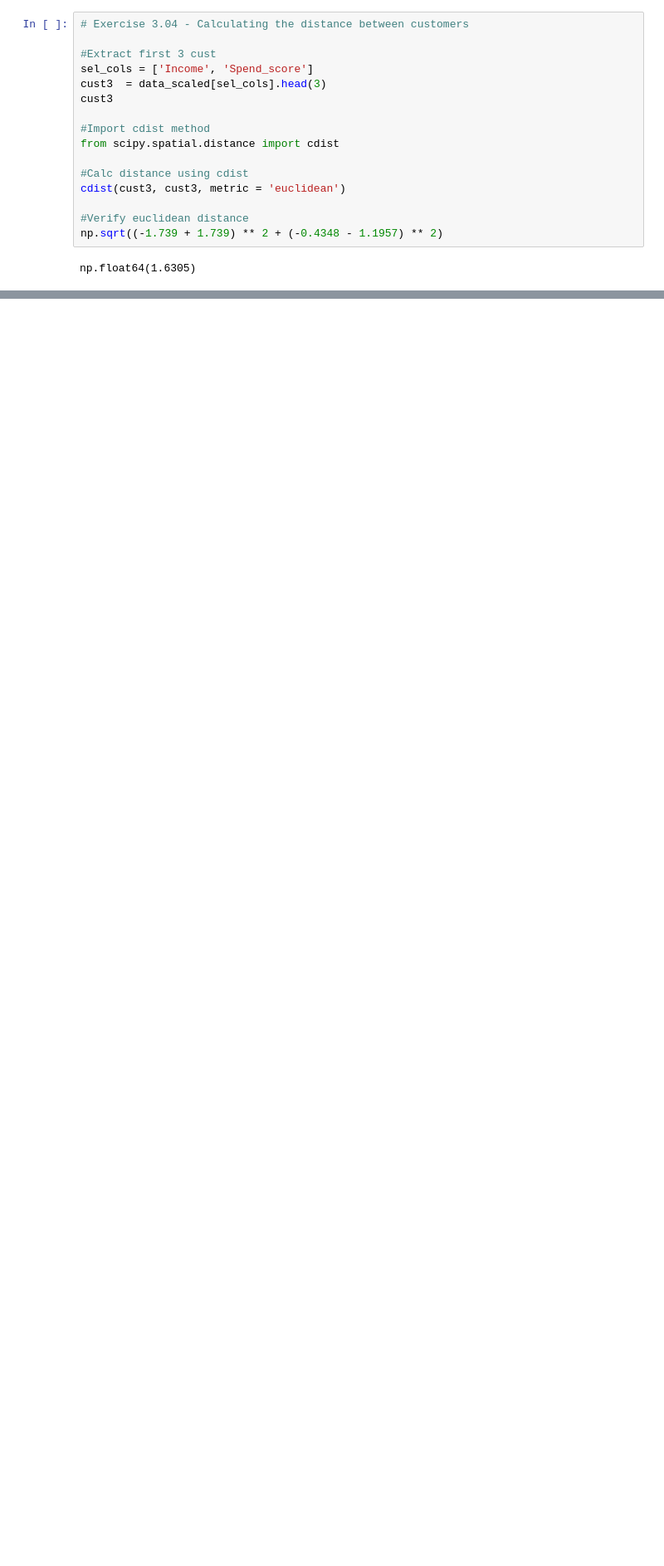
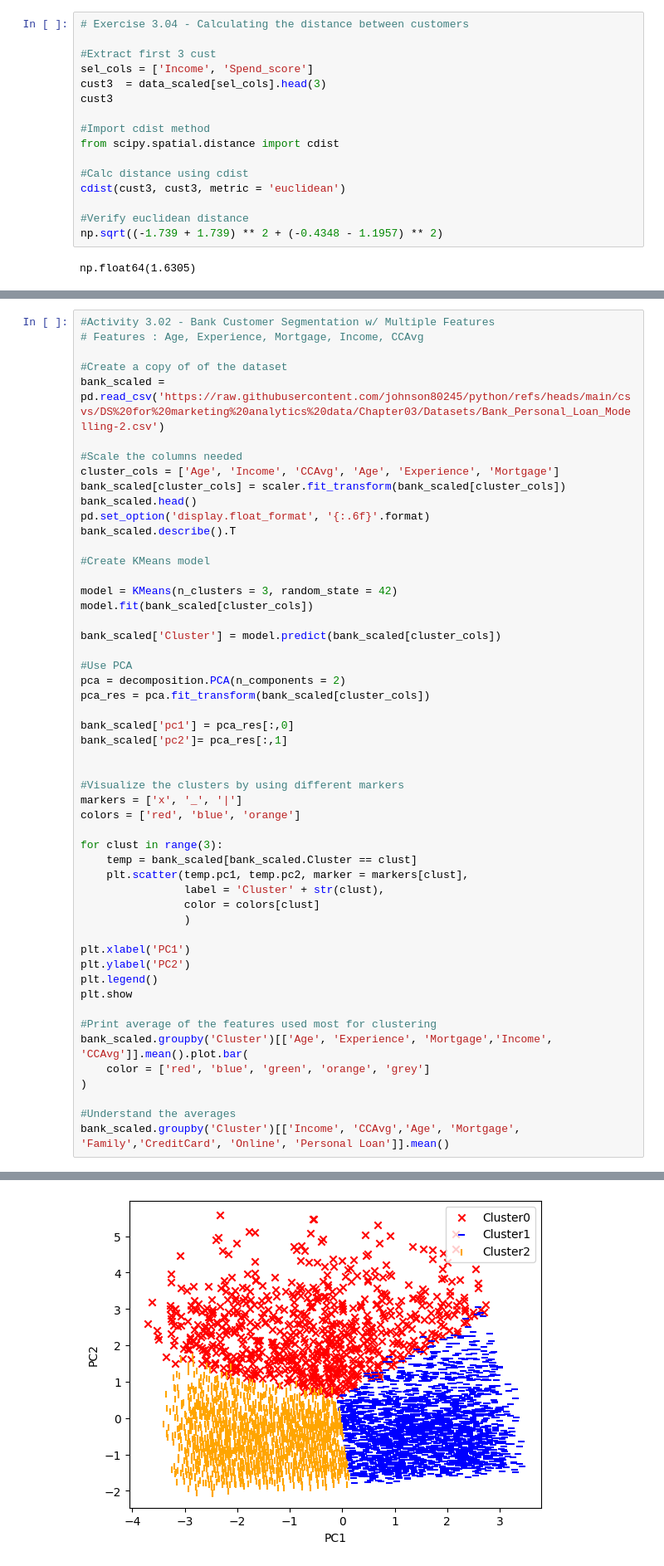
Before and after one commit to johnson80245/python, a Jupyter notebook: DS for Marketing Analytics/DS Marketing Analytics Ch3.ipynb, the cells around one changed output, grey strips where cells are left out. Shown at 83% size. Cells and saved outputs as stored; diff of their text form; blank space fills up the shorter version.

```diff
--- a/DS for Marketing Analytics/DS Marketing Analytics Ch3.ipynb
+++ b/DS for Marketing Analytics/DS Marketing Analytics Ch3.ipynb
@@ -191,0 +281,53 @@ memory usage: 547.0 KB
+# %%
+#Activity 3.02 - Bank Customer Segmentation w/ Multiple Features
+# Features : Age, Experience, Mortgage, Income, CCAvg
+
+#Create a copy of of the dataset
+bank_scaled = pd.read_csv('https://raw.githubusercontent.com/johnson80245/python/refs/heads/main/csvs/DS%20for%20marketing%20analytics%20data/Chapter03/Datasets/Bank_Personal_Loan_Modelling-2.csv')
+
+#Scale the columns needed
+cluster_cols = ['Age', 'Income', 'CCAvg', 'Age', 'Experience', 'Mortgage']
+bank_scaled[cluster_cols] = scaler.fit_transform(bank_scaled[cluster_cols])
+bank_scaled.head()
+pd.set_option('display.float_format', '{:.6f}'.format)
+bank_scaled.describe().T
+
+#Create KMeans model
+
+model = KMeans(n_clusters = 3, random_state = 42)
+model.fit(bank_scaled[cluster_cols])
+
+bank_scaled['Cluster'] = model.predict(bank_scaled[cluster_cols])
+
+#Use PCA
+pca = decomposition.PCA(n_components = 2)
+pca_res = pca.fit_transform(bank_scaled[cluster_cols])
+
+bank_scaled['pc1'] = pca_res[:,0]
+bank_scaled['pc2']= pca_res[:,1]
+
+
+#Visualize the clusters by using different markers
+markers = ['x', '_', '|']
+colors = ['red', 'blue', 'orange']
+
+for clust in range(3):
+    temp = bank_scaled[bank_scaled.Cluster == clust]
+    plt.scatter(temp.pc1, temp.pc2, marker = markers[clust],
+                label = 'Cluster' + str(clust),
+                color = colors[clust]
+                )
+
+plt.xlabel('PC1')
+plt.ylabel('PC2')
+plt.legend()
+plt.show
+
+#Print average of the features used most for clustering
+bank_scaled.groupby('Cluster')[['Age', 'Experience', 'Mortgage','Income', 'CCAvg']].mean().plot.bar(
+    color = ['red', 'blue', 'green', 'orange', 'grey']
+)
+
+#Understand the averages
+bank_scaled.groupby('Cluster')[['Income', 'CCAvg','Age', 'Mortgage', 'Family','CreditCard', 'Online', 'Personal Loan']].mean()
+# %% [output]
@@ -191,0 +339 @@ memory usage: 547.0 KB
+[figure, added]
```
Also changed, not shown: parts of 3 cells of this notebook.
